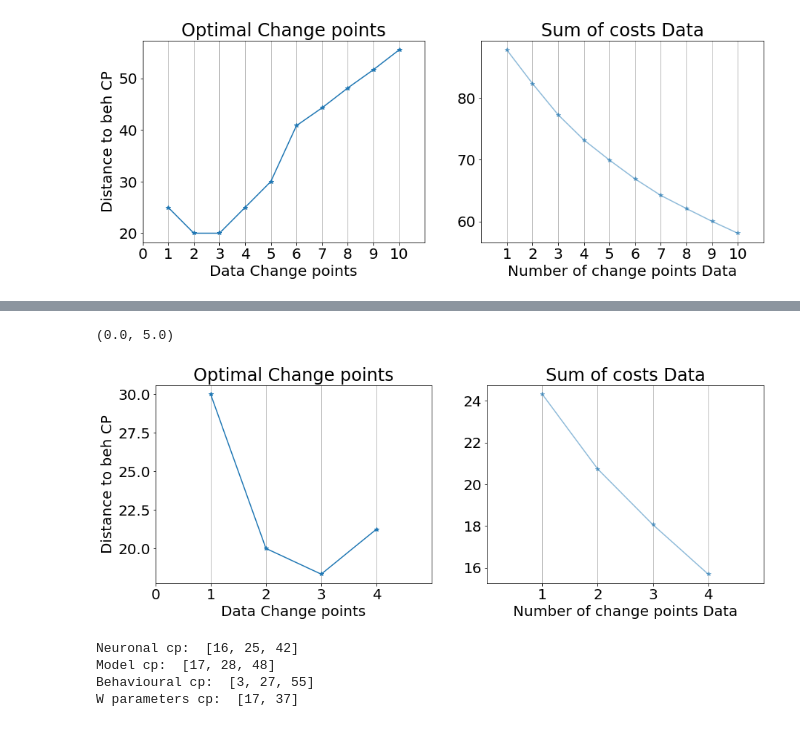
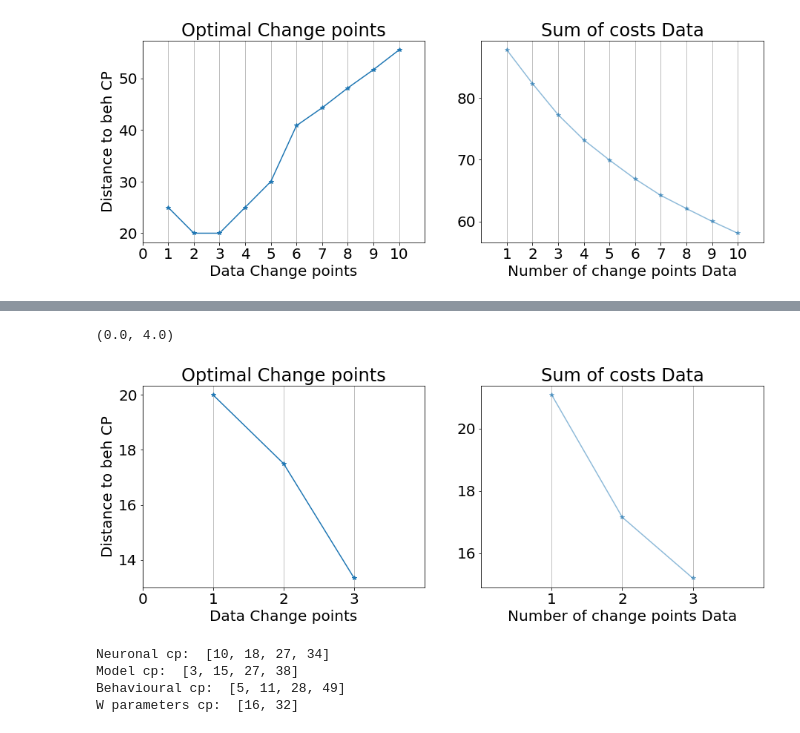
Before and after one commit to Cestarellasmartin/PLRNN, a Jupyter notebook: Paper_Figures/Change_points/Change_points_Model.ipynb, the cells around one changed output, grey strips where cells are left out. Saved outputs shown, nothing was run; the diff lists cells and outputs as text; code cells hidden in the pictures.

```diff
--- a/Paper_Figures/Change_points/Change_points_Model.ipynb
+++ b/Paper_Figures/Change_points/Change_points_Model.ipynb
@@ -411,7 +411,7 @@ plt.xlim(0, n_bkps_max + 1)
 [figure]
 # %%
 # Decide the optimal change point
-opt_bk = 3
+opt_bk = 4
 
 algo_ex = rpt.Dynp(model="rbf", min_size=min_size_cp)                                                    # Generating model
 algo_ex.fit(X_data)
@@ -433,7 +433,7 @@ plt.show()
 
 #########################################################################
 # Decide the optimal change point
-opt_bk = 3
+opt_bk = 4
 
 algo_ex = rpt.Dynp(model="rbf", min_size=min_size_cp)                                                    # Generating model
 algo_ex.fit(X_model)
@@ -593,7 +593,7 @@ W parameters cp:  [32]
 ## PARAMETERS TO CHANGE:
 min_size_cp = 10                                                                                        # minimum number of samples between two change points
 penalty = 5                                                                                             # Value to indicate the influence of the number of behavioural change points
-n_bkps_max = 4                                                                                         # Choose the number of changes (elbow heuristic)
+n_bkps_max = 3                                                                                         # Choose the number of changes (elbow heuristic)
 
 #######################################################################################################
 ######## Computing optimal number of change points through the cost function (elbow mehtod) ###########
@@ -653,35 +653,35 @@ CP_df = pd.DataFrame(CP_info)
 CP_opt = CP_df.groupby("CP_id").mean()
 
 ######################################################################################################
 ################## FIGURE: optimal number of change points for both methods ##########################
 ######################################################################################################
 plt.figure(figsize=(15,5))
 # Subplot 1: Showing plot of optimal number of neuronal change points
 # taking into acount the number of behavioural change points
 plt.subplot(1,2,1)
 plt.plot(CP_opt.index,CP_opt["Trial_distance"],'-*')
 plt.grid(axis="x")
 plt.xlim(1, n_bkps_max + 1)
 plt.xticks(range(n_bkps_max + 1))
 plt.xlabel("Data Change points")
 plt.ylabel("Distance to beh CP")
 plt.title("Optimal Change points")
 # Subplot 2: Computing and showing the computational cost
 plt.subplot(1,2,2)
 plt.plot(
     array_of_n_bkps,
     [get_sum_of_cost(algo=algo, n_bkps=n_bkps) for n_bkps in array_of_n_bkps],
     "-*",
     alpha=0.5,
 )
 plt.xticks(array_of_n_bkps)
 plt.xlabel("Number of change points Data")
 plt.title("Sum of costs Data")
 plt.grid(axis="x")
 plt.xlim(0, n_bkps_max + 1)
 # %% [output]
-(0.0, 5.0)
+(0.0, 4.0)
-[figure, old version]
+[figure, new version]
 # %%
 #########################################################################
 # Decide the optimal change point
@@ -697,7 +697,7 @@ print("Model cp: ", cp_mode_trans)
 print("Behavioural cp: ", cp_beha_trans)
 print("W parameters cp: ", cp_w)
 # %% [output]
-Neuronal cp:  [16, 25, 42]
-Model cp:  [17, 28, 48]
-Behavioural cp:  [3, 27, 55]
-W parameters cp:  [17, 37]
+Neuronal cp:  [10, 18, 27, 34]
+Model cp:  [3, 15, 27, 38]
+Behavioural cp:  [5, 11, 28, 49]
+W parameters cp:  [16, 32]
```
Also changed, not shown: parts of 5 cells of this notebook, 2 other files.
